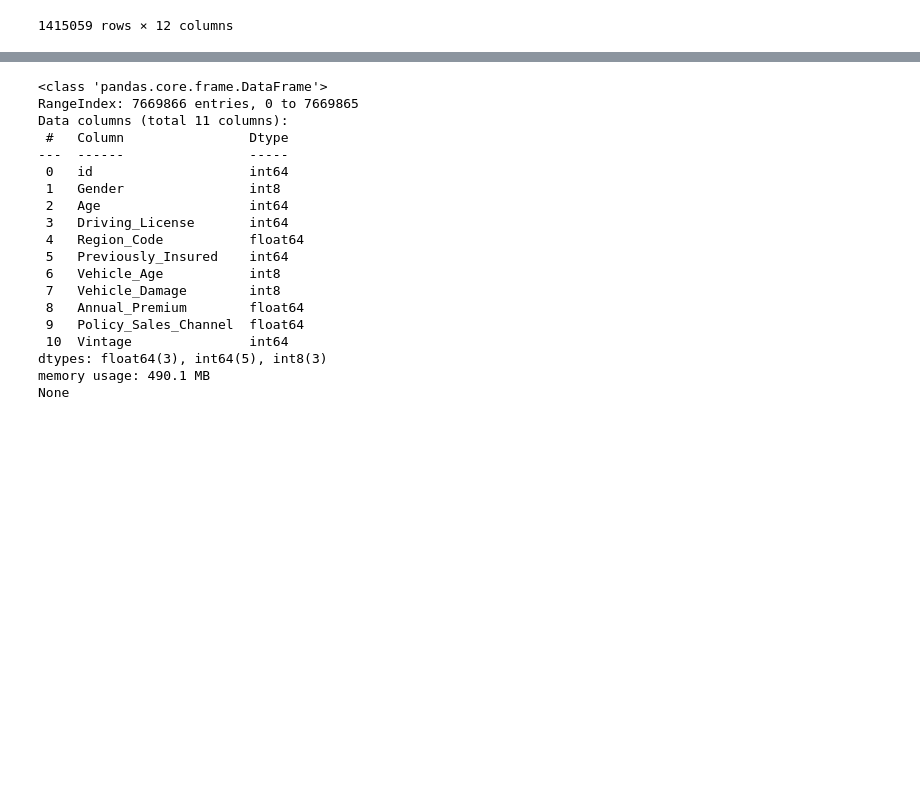
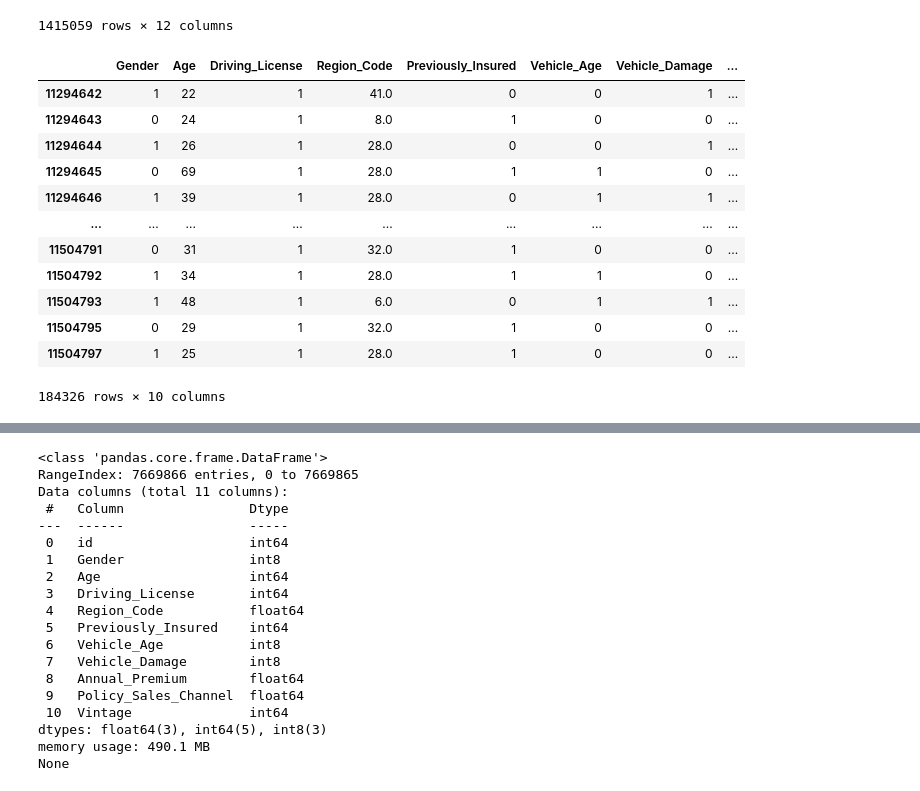
Before and after one commit to joseongho1985/playground-series-s4e7, a Jupyter notebook: sklearn.ipynb, the cells around one changed output, grey strips where cells are left out. Cells and saved outputs as stored; diff of their text form; code cells hidden in the pictures; blank space fills up the shorter version.

```diff
--- a/sklearn.ipynb
+++ b/sklearn.ipynb
@@ -87,6 +91,26 @@ df_1
 | 11504794 | 11504794 | 0 | 26 | 1 | 36.0 | 0 | 0 | ... |
 | 11504796 | 11504796 | 0 | 51 | 1 | 28.0 | 0 | 1 | ... |
 1415059 rows × 12 columns
+# %%
+df_test= df_0[len(df_1)*7:]
+#df_test = pd.concat((df_test,df_1[:len(df_test)]))
+x_test = df_test.drop(columns=['Response','id'])
+y_test= df_test['Response']
+x_test
+# %% [output]
+|  | Gender | Age | Driving_License | Region_Code | Previously_Insured | Vehicle_Age | Vehicle_Damage | ... |
+| 11294642 | 1 | 22 | 1 | 41.0 | 0 | 0 | 1 | ... |
+| 11294643 | 0 | 24 | 1 | 8.0 | 1 | 0 | 0 | ... |
+| 11294644 | 1 | 26 | 1 | 28.0 | 0 | 0 | 1 | ... |
+| 11294645 | 0 | 69 | 1 | 28.0 | 1 | 1 | 0 | ... |
+| 11294646 | 1 | 39 | 1 | 28.0 | 0 | 1 | 1 | ... |
+| ... | ... | ... | ... | ... | ... | ... | ... | ... |
+| 11504791 | 0 | 31 | 1 | 32.0 | 1 | 0 | 0 | ... |
+| 11504792 | 1 | 34 | 1 | 28.0 | 1 | 1 | 0 | ... |
+| 11504793 | 1 | 48 | 1 | 6.0 | 0 | 1 | 1 | ... |
+| 11504795 | 0 | 29 | 1 | 32.0 | 1 | 0 | 0 | ... |
+| 11504797 | 1 | 25 | 1 | 28.0 | 1 | 0 | 0 | ... |
+184326 rows × 10 columns
 # %%
 clf_list=[]
 for i in range(7):
```
Also changed, not shown: parts of 2 cells of this notebook, 1 other file.
